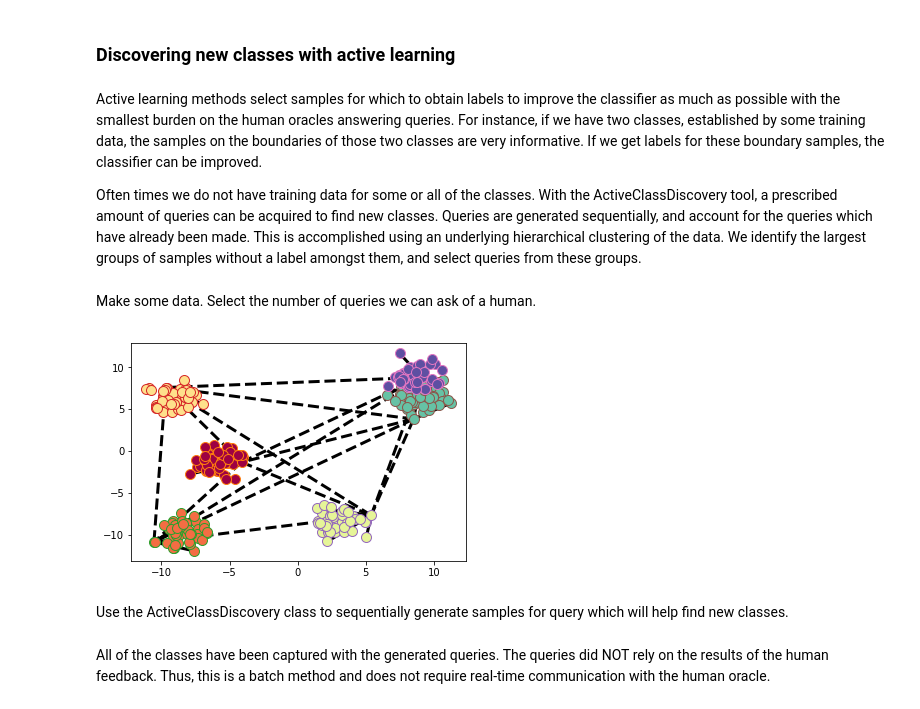
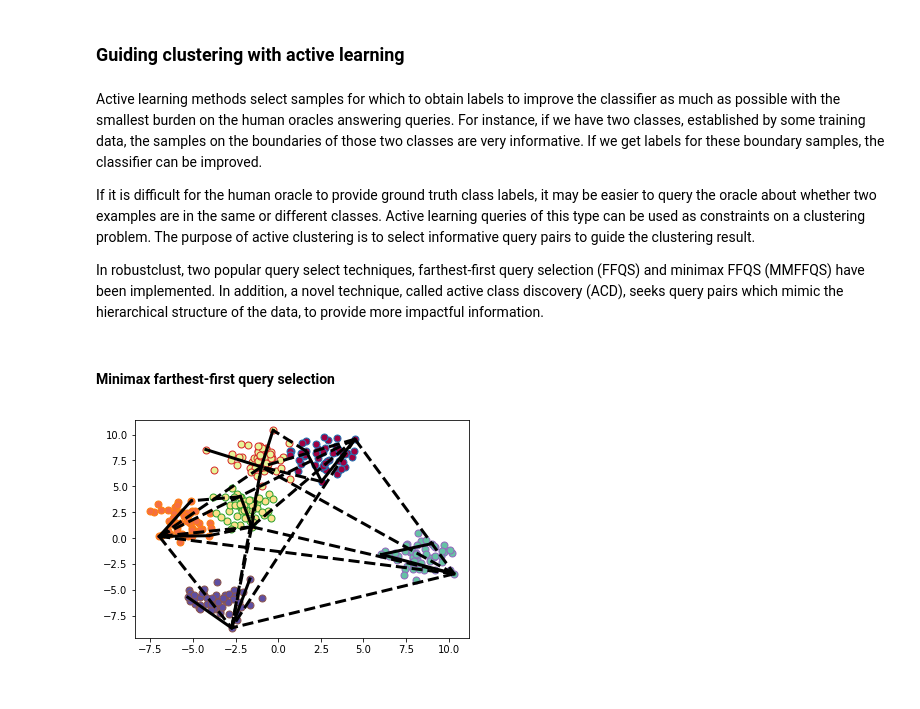
Before and after one commit to ekrim/robust-clust, a Jupyter notebook: examples/active_learning.ipynb, the cells around one changed output. Saved outputs shown, nothing was run; the diff lists cells and outputs as text; code cells hidden in the pictures.

Commit message:
active learning is done

```diff
--- a/examples/active_learning.ipynb
+++ b/examples/active_learning.ipynb
@@ -1,9 +1,11 @@
 # %% [markdown]
-### Discovering new classes with active learning
+### Guiding clustering with active learning
 # %% [markdown]
 Active learning methods select samples for which to obtain labels to improve the classifier as much as possible with the smallest burden on the human oracles answering queries. For instance, if we have two classes, established by some training data, the samples on the boundaries of those two classes are very informative. If we get labels for these boundary samples, the classifier can be improved.
 
-Often times we do not have training data for some or all of the classes. With the ActiveClassDiscovery tool, a prescribed amount of queries can be acquired to find new classes. Queries are generated sequentially, and account for the queries which have already been made. This is accomplished using an underlying hierarchical clustering of the data. We identify the largest groups of samples without a label amongst them, and select queries from these groups.
+If it is difficult for the human oracle to provide ground truth class labels, it may be easier to query the oracle about whether two examples are in the same or different classes. Active learning queries of this type can be used as constraints on a clustering problem. The purpose of active clustering is to select informative query pairs to guide the clustering result.
+
+In robustclust, two popular query select techniques, farthest-first query selection (FFQS) and minimax FFQS (MMFFQS) have been implemented. In addition, a novel technique, called active class discovery (ACD), seeks query pairs which mimic the hierarchical structure of the data, to provide more impactful information.
 # %%
 import numpy as np
 import matplotlib.pyplot as plt
@@ -11,30 +13,24 @@ import sklearn.datasets as ds
 from scipy.spatial.distance import pdist
 
 from robustclust import get_constraints, \
-                        plot_constraints, \
-                        plot_labels
+                        plot_constraints
+
+N, num_clusters, num_query = 300, 6, 30
+
+data, labels = ds.make_blobs(
+    n_samples=N,
+    n_features=2,
+    centers=num_clusters)
-# %% [markdown]
-Make some data. Select the number of queries we can ask of a human.
+# %% [markdown]
+#### Minimax farthest-first query selection
 # %%
-N, num_clusters, num_query = (300, 6, 30)
-
-data, labels = ds.make_blobs(
-    n_samples=N,
-    n_features=2,
-    centers=num_clusters)
-
 constraint_mat, _ = get_constraints(
     data,
     labels,
     method='mmffqs',
     num_constraints=num_query,
     err_rate=0)
 
-
-plot_constraints(data, constraint_mat)
-plot_labels(data, labels)
-plt.show()
+plot_constraints(data, labels=labels, constraint_mat=constraint_mat)
 # %% [output]
-[figure, old version]
+[figure, new version]
-# %% [markdown]
-Use the ActiveClassDiscovery class to sequentially generate samples for query which will help find new classes.
@@ -52,2 +36,0 @@ Use the ActiveClassDiscovery class to sequentially generate samples for query wh
-# %% [markdown]
-All of the classes have been captured with the generated queries. The queries did NOT rely on the results of the human feedback. Thus, this is a batch method and does not require real-time communication with the human oracle.
```
Also changed, not shown: parts of 3 cells of this notebook, 3 other files.
